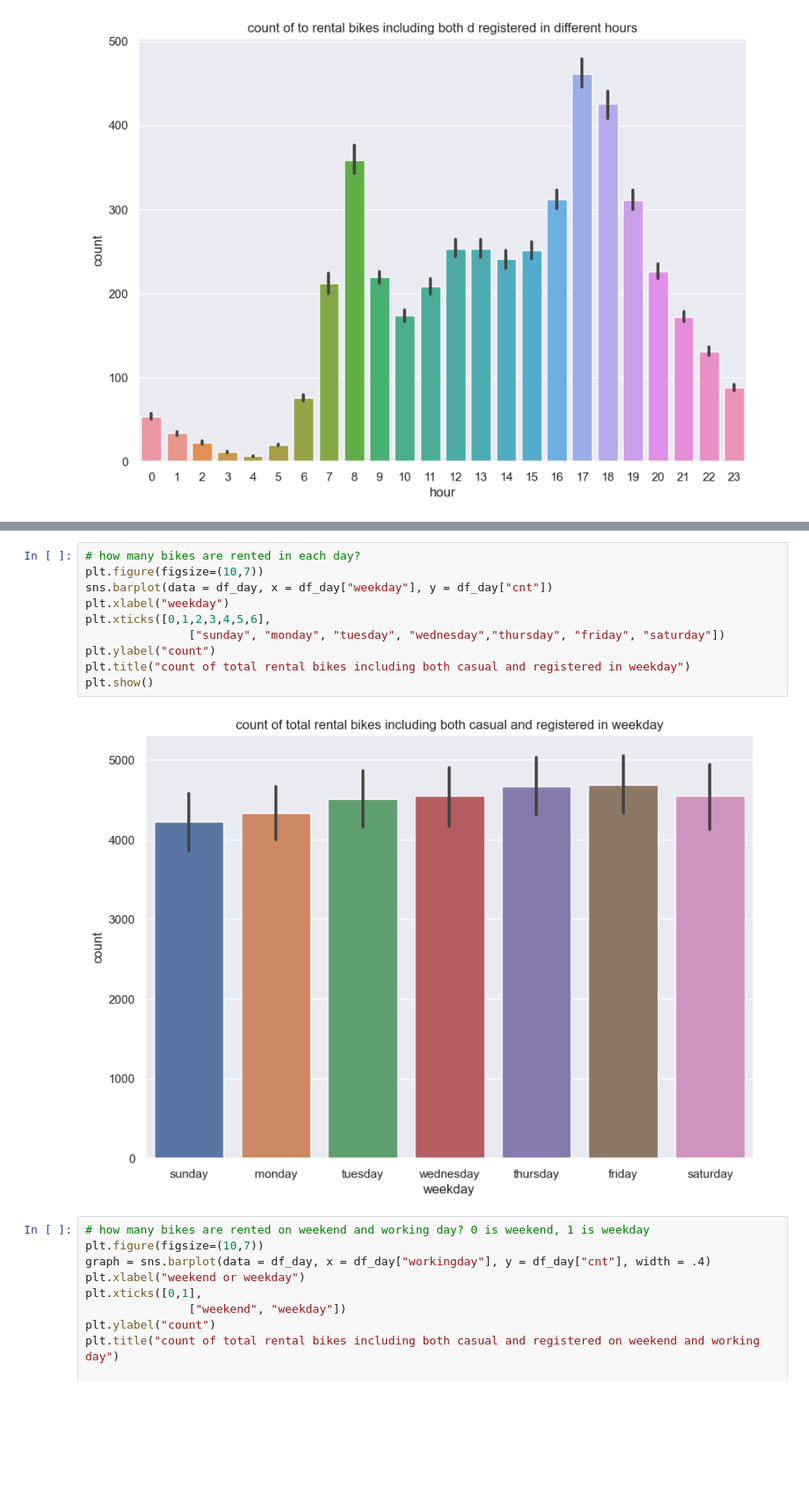
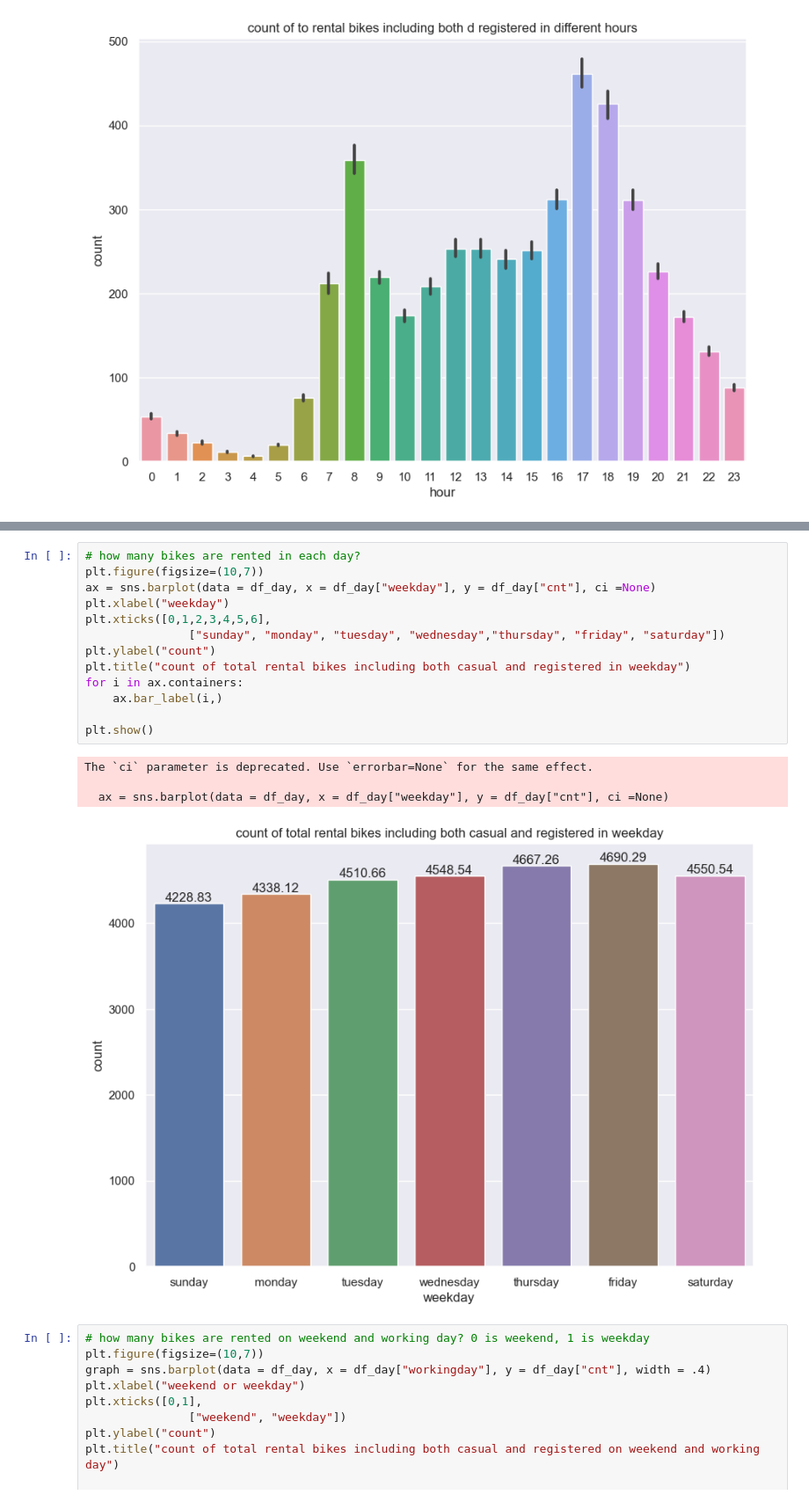
Before and after one commit to satomi26/Project-3-capital-bike-share, a Jupyter notebook: capital_bike.ipynb, the cells around one changed output, grey strips where cells are left out. Shown at 88% size. Saved outputs shown, nothing was run; the diff lists cells and outputs as text; blank space fills up the shorter version.

Commit message:
count number on bar plots, and legend

```diff
--- a/capital_bike.ipynb
+++ b/capital_bike.ipynb
@@ -282,15 +304,21 @@ plt.show()
 # %%
 # how many bikes are rented in each day?
 plt.figure(figsize=(10,7))
-sns.barplot(data = df_day, x = df_day["weekday"], y = df_day["cnt"])
+ax = sns.barplot(data = df_day, x = df_day["weekday"], y = df_day["cnt"], ci =None)
 plt.xlabel("weekday")
 plt.xticks([0,1,2,3,4,5,6],
                ["sunday", "monday", "tuesday", "wednesday","thursday", "friday", "saturday"])
 plt.ylabel("count")
 plt.title("count of total rental bikes including both casual and registered in weekday")
+for i in ax.containers:
+    ax.bar_label(i,)
+
 plt.show()
 # %% [output]
+The `ci` parameter is deprecated. Use `errorbar=None` for the same effect.
+
+  ax = sns.barplot(data = df_day, x = df_day["weekday"], y = df_day["cnt"], ci =None)
-[figure, old version]
+[figure, new version]
 # %%
 # how many bikes are rented on weekend and working day? 0 is weekend, 1 is weekday
 plt.figure(figsize=(10,7))
```
Also changed, not shown: parts of 9 cells of this notebook.
